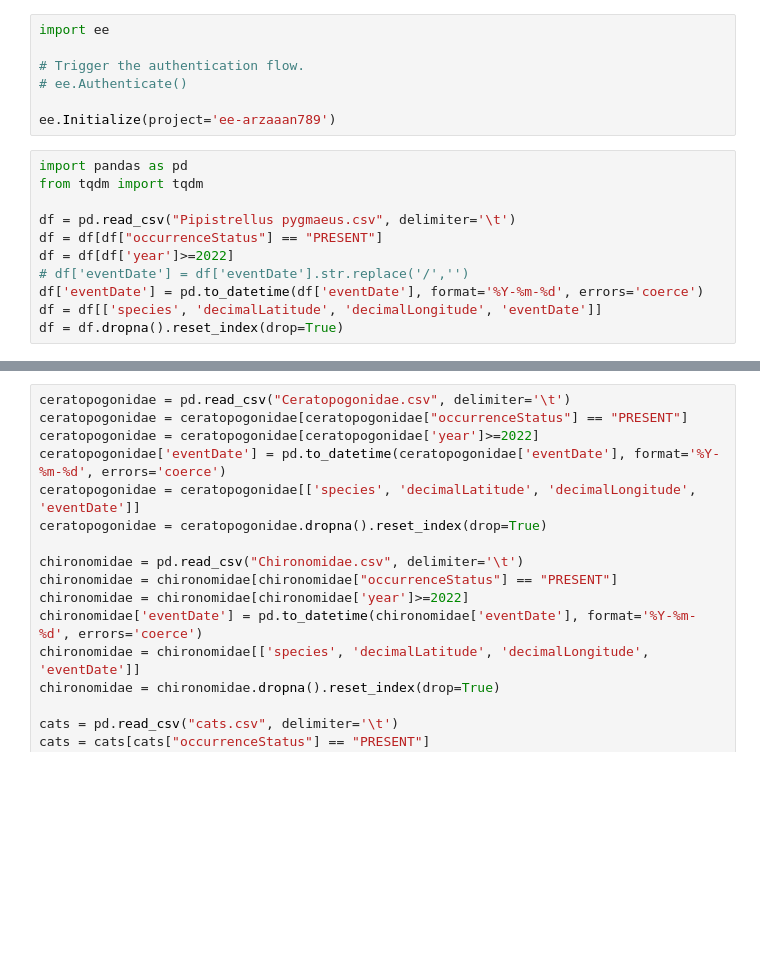
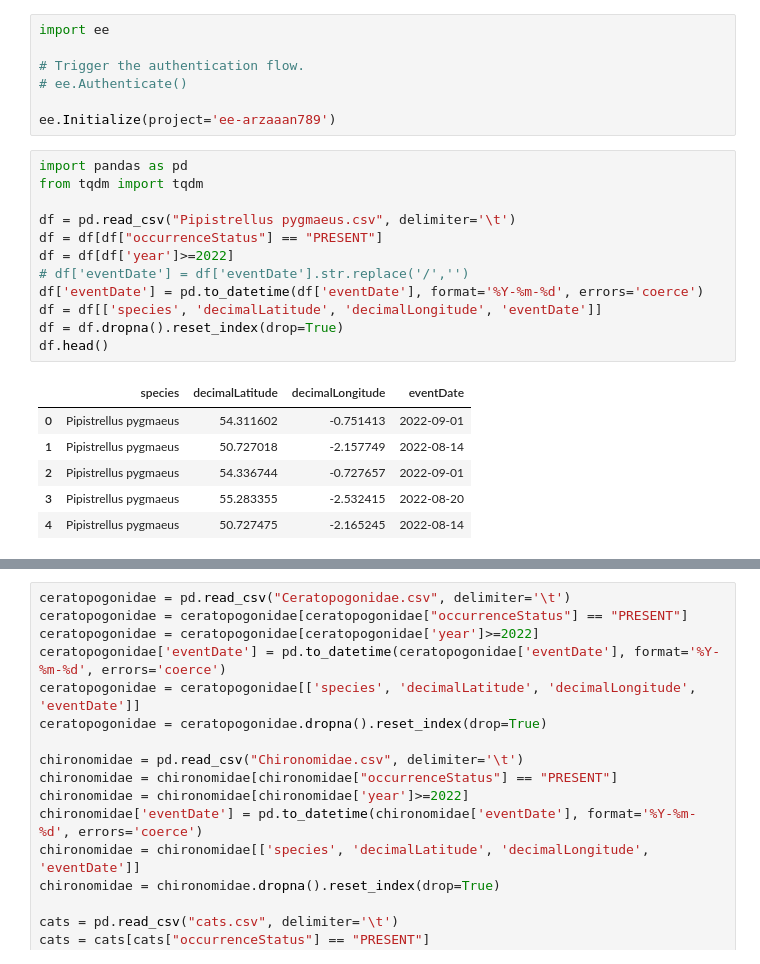
Before and after one commit to arzaan789/Species-Distribution-Modeling, a Jupyter notebook: Pipistrellus pygmaeus.ipynb, the cells around one changed output, grey strips where cells are left out. Cells and saved outputs as stored; diff of their text form; blank space fills up the shorter version.

```diff
--- a/Pipistrellus pygmaeus.ipynb
+++ b/Pipistrellus pygmaeus.ipynb
@@ -8,14 +8,22 @@ ee.Initialize(project='ee-arzaaan789')
 # %%
 import pandas as pd
 from tqdm import tqdm
 
 df = pd.read_csv("Pipistrellus pygmaeus.csv", delimiter='\t')
 df = df[df["occurrenceStatus"] == "PRESENT"]
 df = df[df['year']>=2022]
 # df['eventDate'] = df['eventDate'].str.replace('/','')
 df['eventDate'] = pd.to_datetime(df['eventDate'], format='%Y-%m-%d', errors='coerce')
 df = df[['species', 'decimalLatitude', 'decimalLongitude', 'eventDate']]
 df = df.dropna().reset_index(drop=True)
+df.head()
+# %% [output]
+|  | species | decimalLatitude | decimalLongitude | eventDate |
+| 0 | Pipistrellus pygmaeus | 54.311602 | -0.751413 | 2022-09-01 |
+| 1 | Pipistrellus pygmaeus | 50.727018 | -2.157749 | 2022-08-14 |
+| 2 | Pipistrellus pygmaeus | 54.336744 | -0.727657 | 2022-09-01 |
+| 3 | Pipistrellus pygmaeus | 55.283355 | -2.532415 | 2022-08-20 |
+| 4 | Pipistrellus pygmaeus | 50.727475 | -2.165245 | 2022-08-14 |
 # %%
 import ee
 import pandas as pd
```
Also changed, not shown: parts of 4 cells of this notebook, 3 other files.
